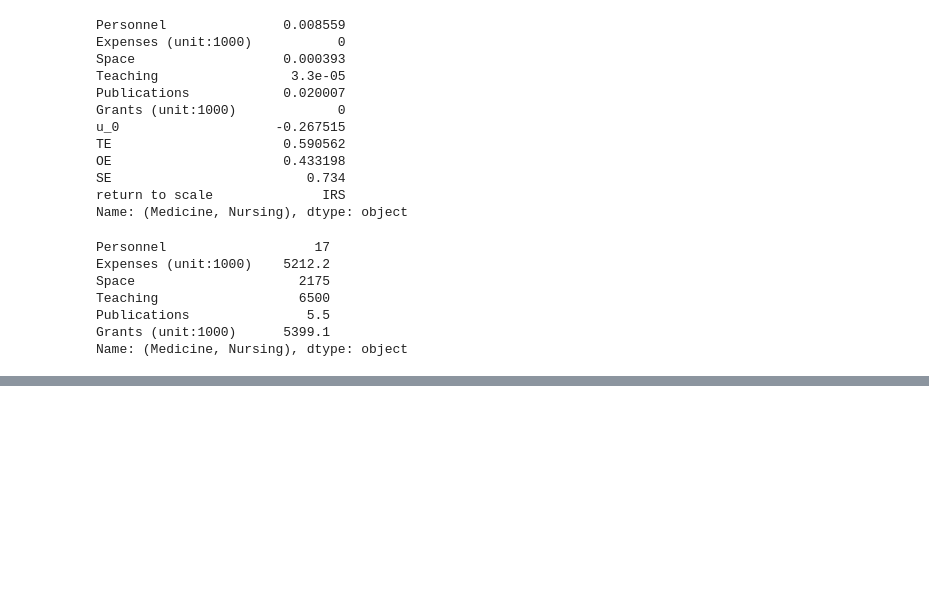
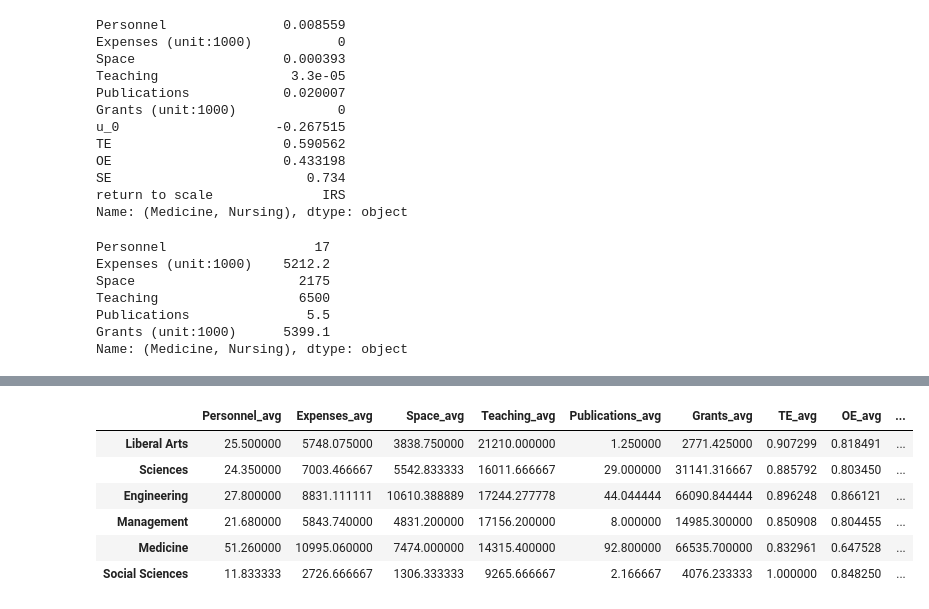
Before and after one commit to wuyentung/ORA_assignments, a Jupyter notebook: 04/ORA_Assignment4_R09725049_吳延東.ipynb, the cells around one changed output, grey strips where cells are left out. Cells and saved outputs as stored; diff of their text form; code cells hidden in the pictures; blank space fills up the shorter version.

```diff
--- a/04/ORA_Assignment4_R09725049_吳延東.ipynb
+++ b/04/ORA_Assignment4_R09725049_吳延東.ipynb
@@ -17,7 +276,7 @@ schools, deps = [], []
 for index, row in data.iterrows():
     if isinstance(row["School"], str):
         school = row["School"]
-        SCHOOL_DATA[school] = pd.DataFrame(data=None, columns=data.columns[1:])
+        SCHOOL_DATA[school] = pd.DataFrame(data=None, columns=data.columns[1:])b
     else:
         SCHOOL_DATA[school] = SCHOOL_DATA[school].append(pd.DataFrame(pd.DataFrame(data=row[1:]).T, columns=data.columns[1:]))
         schools.append(school)
@@ -309,0 +577,25 @@ X
+# %%
+## split by school
+COL_avg = ["Personnel_avg", "Expenses_avg", "Space_avg", "Teaching_avg", "Publications_avg", "Grants_avg", "TE_avg", "OE_avg", "SE_avg"]
+schools_e = pd.DataFrame(columns=COL_avg)
+for school in schools_unique:
+    schools_e = schools_e.append(pd.DataFrame(data=[[
+        np.mean(np.array(VALUE_DATA["Personnel"][school])),
+        np.mean(np.array(VALUE_DATA["Expenses (unit:1000)"][school])),
+        np.mean(np.array(VALUE_DATA["Space"][school])),
+        np.mean(np.array(VALUE_DATA["Teaching"][school])),
+        np.mean(np.array(VALUE_DATA["Publications"][school])),
+        np.mean(np.array(VALUE_DATA["Grants (unit:1000)"][school])),
+        np.mean(np.array(result_read["TE"][school])),
+        np.mean(np.array(result_read["OE"][school])),
+        np.mean(np.array(result_read["SE"][school])),
+        ]], columns=COL_avg, index=[school]))
+schools_e
+# %% [output]
+|  | Personnel_avg | Expenses_avg | Space_avg | Teaching_avg | Publications_avg | Grants_avg | TE_avg | OE_avg | ... |
+| Liberal Arts | 25.500000 | 5748.075000 | 3838.750000 | 21210.000000 | 1.250000 | 2771.425000 | 0.907299 | 0.818491 | ... |
+| Sciences | 24.350000 | 7003.466667 | 5542.833333 | 16011.666667 | 29.000000 | 31141.316667 | 0.885792 | 0.803450 | ... |
+| Engineering | 27.800000 | 8831.111111 | 10610.388889 | 17244.277778 | 44.044444 | 66090.844444 | 0.896248 | 0.866121 | ... |
+| Management | 21.680000 | 5843.740000 | 4831.200000 | 17156.200000 | 8.000000 | 14985.300000 | 0.850908 | 0.804455 | ... |
+| Medicine | 51.260000 | 10995.060000 | 7474.000000 | 14315.400000 | 92.800000 | 66535.700000 | 0.832961 | 0.647528 | ... |
+| Social Sciences | 11.833333 | 2726.666667 | 1306.333333 | 9265.666667 | 2.166667 | 4076.233333 | 1.000000 | 0.848250 | ... |
```
Also changed, not shown: parts of 25 cells of this notebook, 11 other files.
